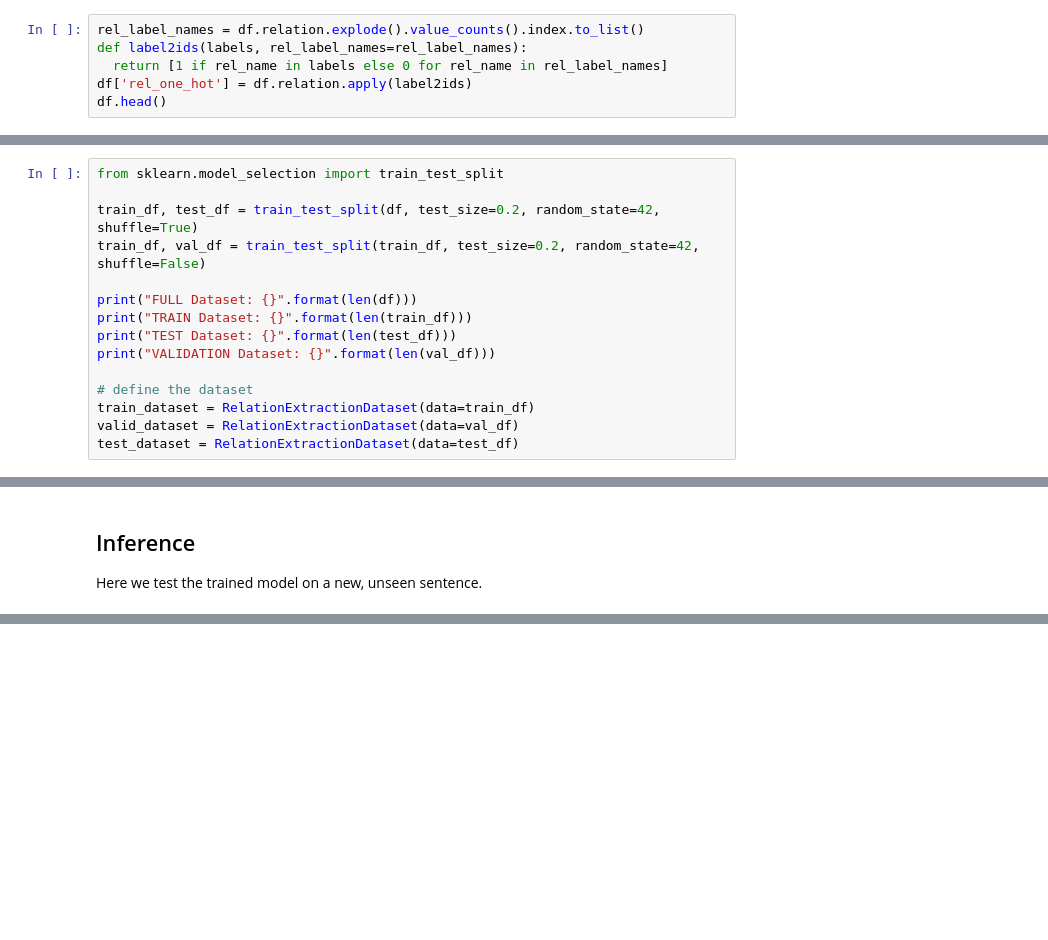
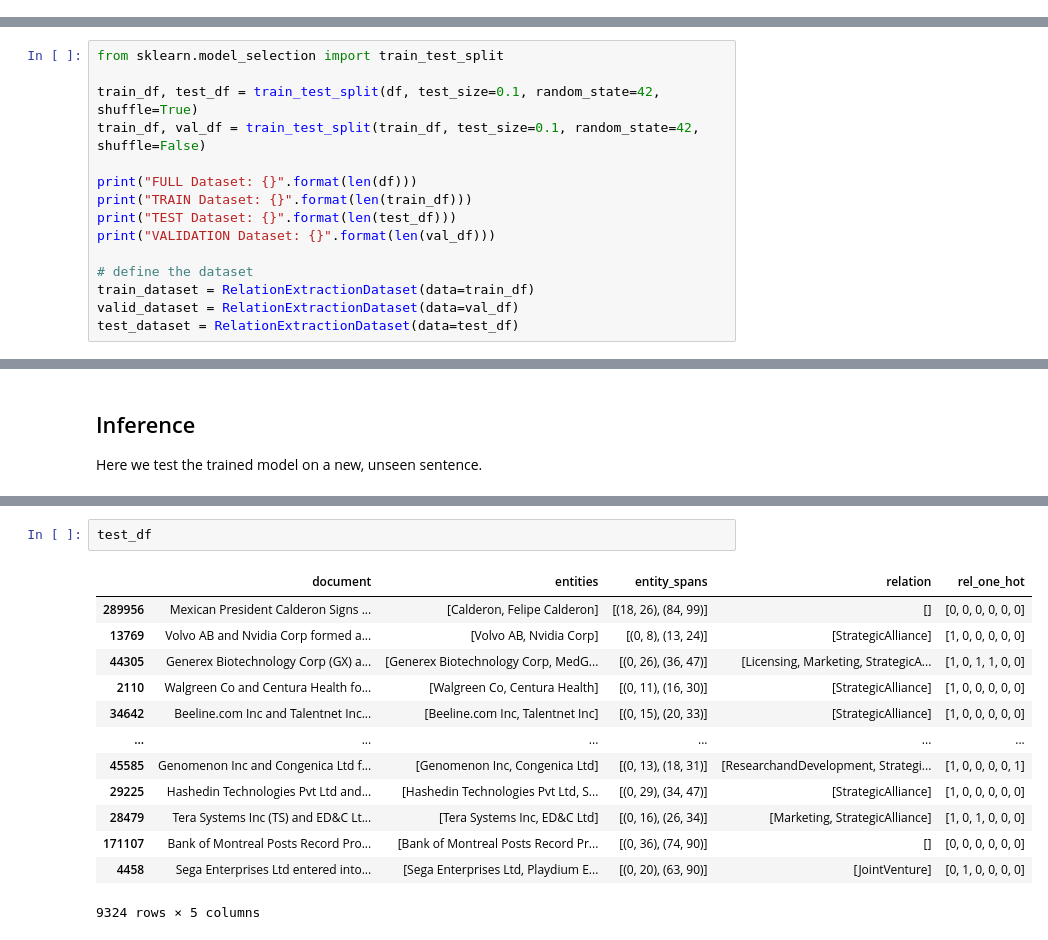
Before and after one commit to jakob-ra/relation_extraction_firm_alliances, a Jupyter notebook: Firm_relation_extraction_LUKE.ipynb, the cells around one changed output, grey strips where cells are left out. Saved outputs shown, nothing was run; the diff lists cells and outputs as text; blank space fills up the shorter version.

```diff
--- a/Firm_relation_extraction_LUKE.ipynb
+++ b/Firm_relation_extraction_LUKE.ipynb
@@ -80,6 +118,0 @@ Let's one hot encode them.
-# %%
-rel_label_names = df.relation.explode().value_counts().index.to_list()
-def label2ids(labels, rel_label_names=rel_label_names):
-  return [1 if rel_name in labels else 0 for rel_name in rel_label_names]
-df['rel_one_hot'] = df.relation.apply(label2ids)
-df.head()
@@ -157,8 +192,8 @@ Here we instantiate the class defined above with 3 objects: a training dataset,
 # %%
 from sklearn.model_selection import train_test_split
 
-train_df, test_df = train_test_split(df, test_size=0.2, random_state=42, shuffle=True)
-train_df, val_df = train_test_split(train_df, test_size=0.2, random_state=42, shuffle=False)
+train_df, test_df = train_test_split(df, test_size=0.1, random_state=42, shuffle=True)
+train_df, val_df = train_test_split(train_df, test_size=0.1, random_state=42, shuffle=False)
 
 print("FULL Dataset: {}".format(len(df)))
 print("TRAIN Dataset: {}".format(len(train_df)))
@@ -524,0 +561,16 @@ RuntimeError: Expected all tensors to be on the same device, but found at least
+# %%
+test_df
+# %% [output]
+|  | document | entities | entity_spans | relation | rel_one_hot |
+| 289956 | Mexican President Calderon Signs ... | [Calderon, Felipe Calderon] | [(18, 26), (84, 99)] | [] | [0, 0, 0, 0, 0, 0] |
+| 13769 | Volvo AB and Nvidia Corp formed a... | [Volvo AB, Nvidia Corp] | [(0, 8), (13, 24)] | [StrategicAlliance] | [1, 0, 0, 0, 0, 0] |
+| 44305 | Generex Biotechnology Corp (GX) a... | [Generex Biotechnology Corp, MedG... | [(0, 26), (36, 47)] | [Licensing, Marketing, StrategicA... | [1, 0, 1, 1, 0, 0] |
+| 2110 | Walgreen Co and Centura Health fo... | [Walgreen Co, Centura Health] | [(0, 11), (16, 30)] | [StrategicAlliance] | [1, 0, 0, 0, 0, 0] |
+| 34642 | Beeline.com Inc and Talentnet Inc... | [Beeline.com Inc, Talentnet Inc] | [(0, 15), (20, 33)] | [StrategicAlliance] | [1, 0, 0, 0, 0, 0] |
+| ... | ... | ... | ... | ... | ... |
+| 45585 | Genomenon Inc and Congenica Ltd f... | [Genomenon Inc, Congenica Ltd] | [(0, 13), (18, 31)] | [ResearchandDevelopment, Strategi... | [1, 0, 0, 0, 0, 1] |
+| 29225 | Hashedin Technologies Pvt Ltd and... | [Hashedin Technologies Pvt Ltd, S... | [(0, 29), (34, 47)] | [StrategicAlliance] | [1, 0, 0, 0, 0, 0] |
+| 28479 | Tera Systems Inc (TS) and ED&C Lt... | [Tera Systems Inc, ED&C Ltd] | [(0, 16), (26, 34)] | [Marketing, StrategicAlliance] | [1, 0, 1, 0, 0, 0] |
+| 171107 | Bank of Montreal Posts Record Pro... | [Bank of Montreal Posts Record Pr... | [(0, 36), (74, 90)] | [] | [0, 0, 0, 0, 0, 0] |
+| 4458 | Sega Enterprises Ltd entered into... | [Sega Enterprises Ltd, Playdium E... | [(0, 20), (63, 90)] | [JointVenture] | [0, 1, 0, 0, 0, 0] |
+9324 rows × 5 columns
```
Also changed, not shown: parts of 52 cells of this notebook.
